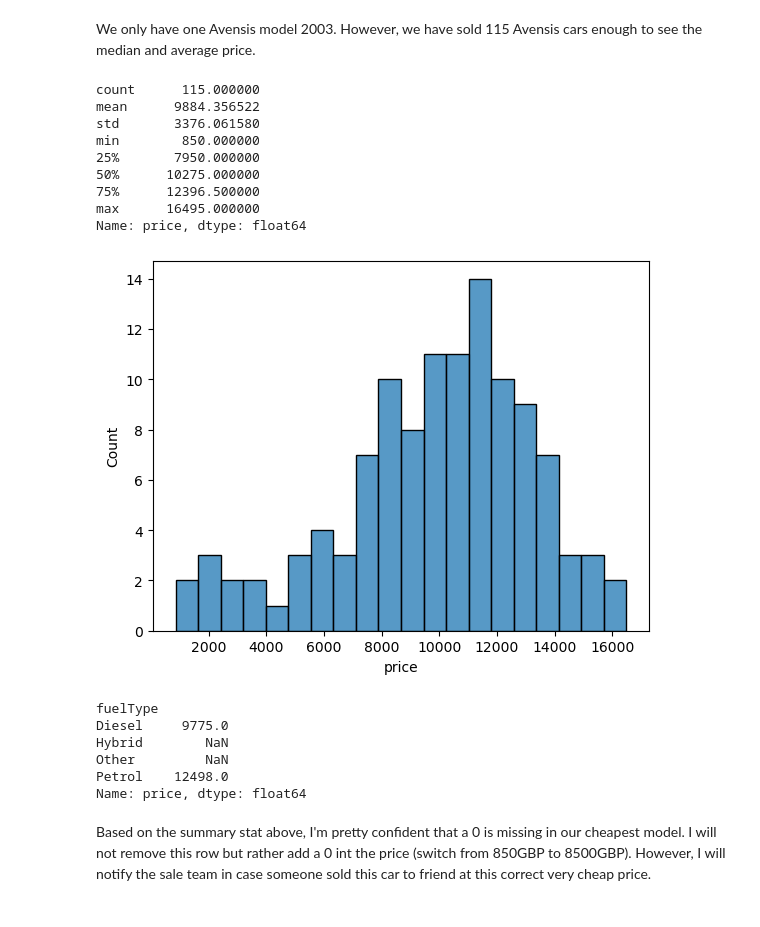
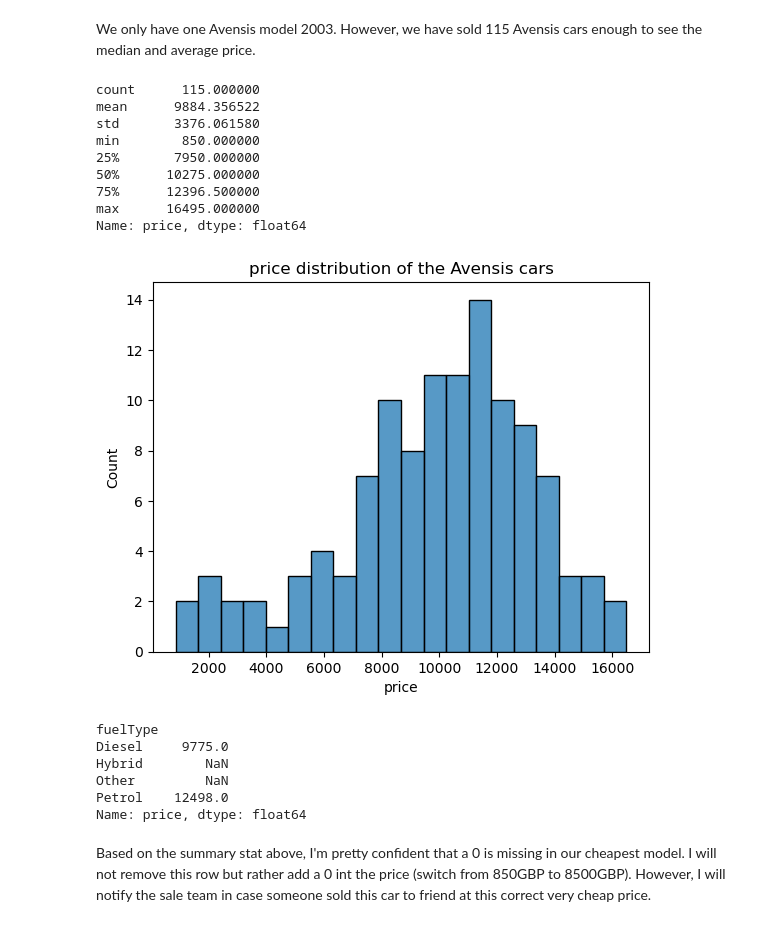
Before and after one commit to flylight-max/project-Datacamp, a Jupyter notebook: my_analysis_car_sales.ipynb, the cells around one changed output. Saved outputs shown, nothing was run; the diff lists cells and outputs as text; code cells hidden in the pictures.

```diff
--- a/my_analysis_car_sales.ipynb
+++ b/my_analysis_car_sales.ipynb
@@ -224,22 +231,23 @@ We only have one Avensis model 2003. However, we have sold 115 Avensis cars enou
 # %%
 print(Avensis_cars["price"].describe())
 
 #visu
 sns.histplot(Avensis_cars["price"], bins=20)
+plt.title("price distribution of the Avensis cars")
 plt.show()
 
 print(Avensis_cars.groupby("fuelType")["price"].median())
 # %% [output]
 count      115.000000
 mean      9884.356522
 std       3376.061580
 min        850.000000
 25%       7950.000000
 50%      10275.000000
 75%      12396.500000
 max      16495.000000
 Name: price, dtype: float64
-[figure, old version]
+[figure, new version]
 fuelType
 Diesel     9775.0
 Hybrid        NaN
```
Also changed, not shown: parts of 24 cells of this notebook.
